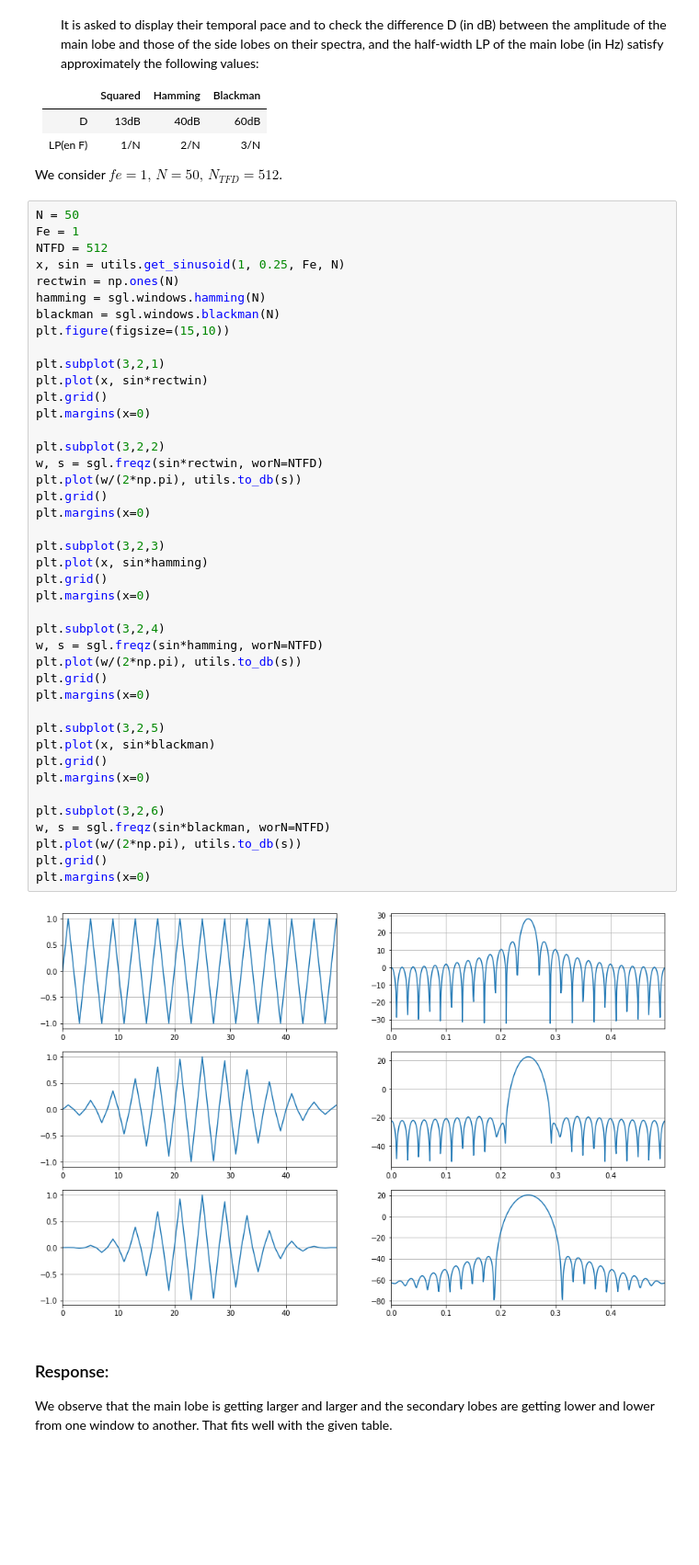
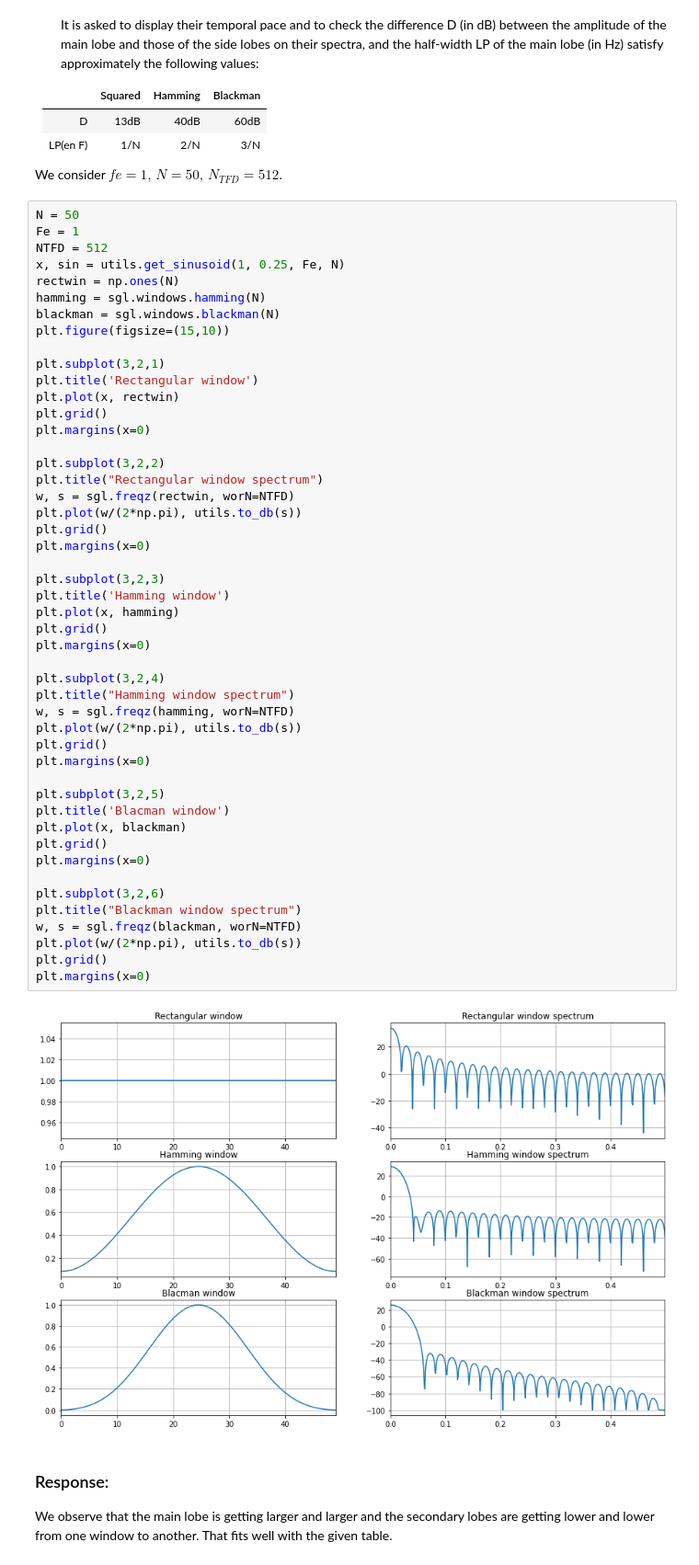
Before and after one commit to lionelGoffaux/tp_signal, a Jupyter notebook: lab2.ipynb, the cells around one changed output. Shown at 92% size. Cells and saved outputs as stored; diff of their text form; blank space fills up the shorter version.

```diff
--- a/lab2.ipynb
+++ b/lab2.ipynb
@@ -239,40 +256,46 @@ hamming = sgl.windows.hamming(N)
 blackman = sgl.windows.blackman(N)
 plt.figure(figsize=(15,10))
 
 plt.subplot(3,2,1)
-plt.plot(x, sin*rectwin)
+plt.title('Rectangular window')
+plt.plot(x, rectwin)
 plt.grid()
 plt.margins(x=0)
 
 plt.subplot(3,2,2)
-w, s = sgl.freqz(sin*rectwin, worN=NTFD)
+plt.title("Rectangular window spectrum")
+w, s = sgl.freqz(rectwin, worN=NTFD)
 plt.plot(w/(2*np.pi), utils.to_db(s))
 plt.grid()
 plt.margins(x=0)
 
 plt.subplot(3,2,3)
-plt.plot(x, sin*hamming)
+plt.title('Hamming window')
+plt.plot(x, hamming)
 plt.grid()
 plt.margins(x=0)
 
 plt.subplot(3,2,4)
-w, s = sgl.freqz(sin*hamming, worN=NTFD)
+plt.title("Hamming window spectrum")
+w, s = sgl.freqz(hamming, worN=NTFD)
 plt.plot(w/(2*np.pi), utils.to_db(s))
 plt.grid()
 plt.margins(x=0)
 
 plt.subplot(3,2,5)
-plt.plot(x, sin*blackman)
+plt.title('Blacman window')
+plt.plot(x, blackman)
 plt.grid()
 plt.margins(x=0)
 
 plt.subplot(3,2,6)
-w, s = sgl.freqz(sin*blackman, worN=NTFD)
+plt.title("Blackman window spectrum")
+w, s = sgl.freqz(blackman, worN=NTFD)
 plt.plot(w/(2*np.pi), utils.to_db(s))
 plt.grid()
 plt.margins(x=0)
 # %% [output]
-[figure, old version]
+[figure, new version]
 # %% [markdown]
 ### Response:
 We observe that the main lobe is getting larger and larger and the secondary lobes are getting lower and lower from one window to another.
```
Also changed, not shown: parts of 11 cells of this notebook, 1 other file.
